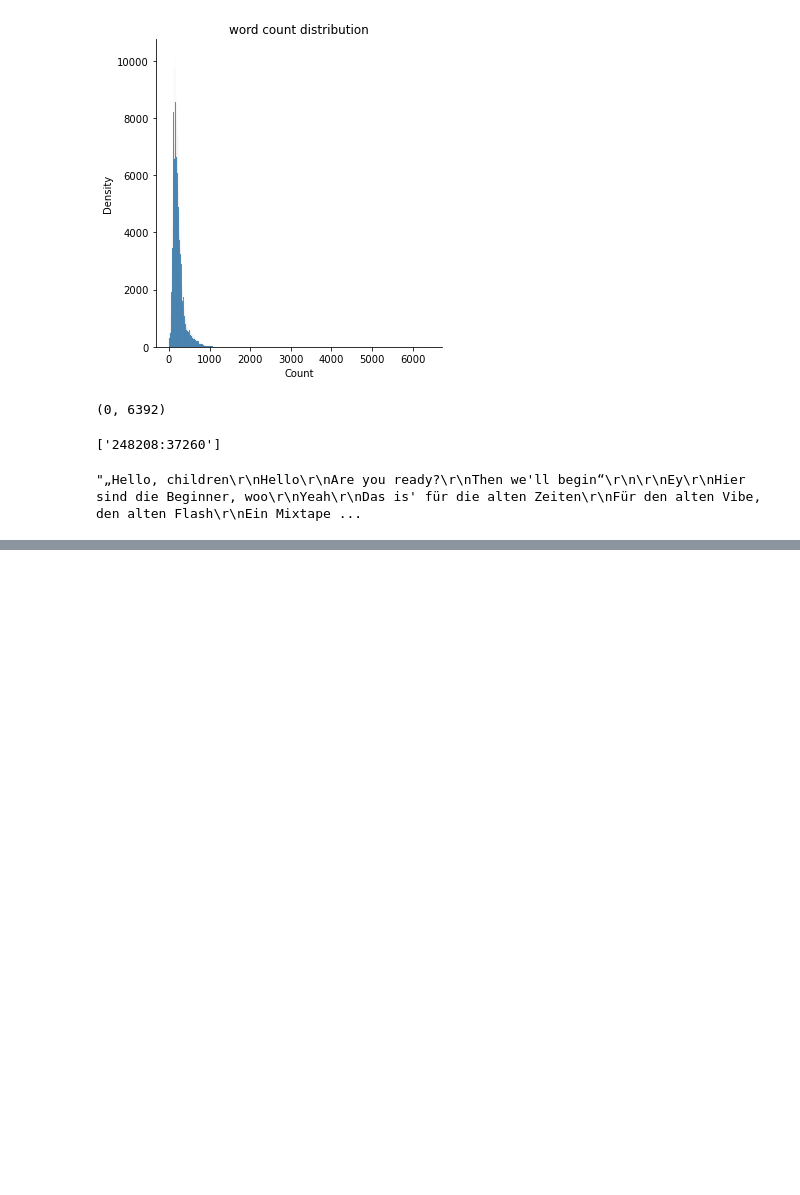
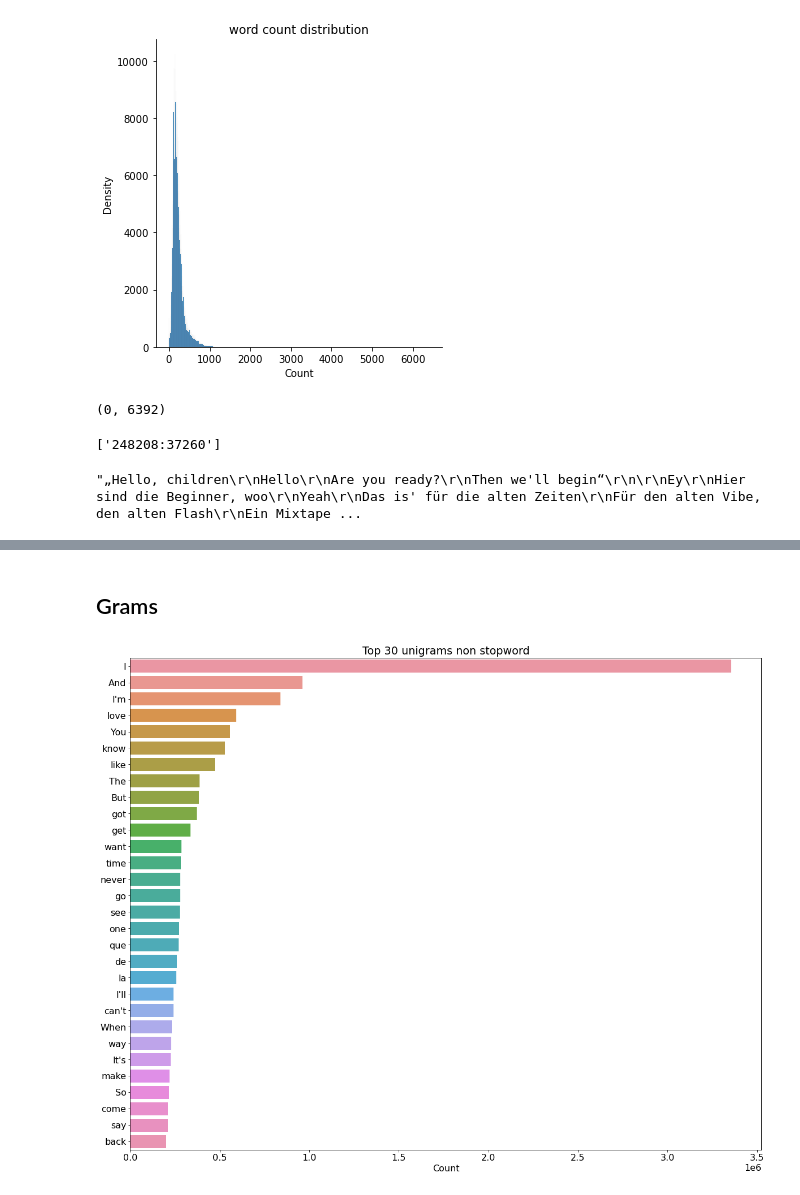
Before and after one commit to zikrullah79/LBP2-Music-RS, a Jupyter notebook: RS_KNN.ipynb, the cells around one changed output, grey strips where cells are left out. Saved outputs shown, nothing was run; the diff lists cells and outputs as text; code cells hidden in the pictures; blank space fills up the shorter version.

```diff
--- a/RS_KNN.ipynb
+++ b/RS_KNN.ipynb
@@ -96,0 +185,34 @@ df["Lyrics"].iloc[248208]
+# %% [markdown]
+## Grams
+# %%
+def count_non_stopword(x):
+    res = []
+    for i in x.split():
+        if i not in sw :
+            res.append(i)
+    return res
+
+def sum_non_stopword(gram):
+    res= {}
+    for i in gram:
+        for j in i:
+            if j in res:
+                res[j] +=1
+            else :
+                res[j] = 1
+    return res
+# %%
+unigram = df['Lyrics'].fillna("").apply(count_non_stopword)
+# %%
+sum_unigram = sum_non_stopword(unigram)
+sorted_sum_unigram = sorted(sum_unigram.items(), key=lambda x:x[1] , reverse=True)
+# %%
+uni_x,uni_y = zip(*sorted_sum_unigram)
+# %%
+plt.figure(figsize=(20,16))
+sns.barplot(x=list(uni_y)[:30],y=list(uni_x)[:30])
+plt.title("Top 30 unigrams non stopword")
+plt.xlabel("Count")
+plt.show()
+# %% [output]
+[figure, added]
```
Also changed, not shown: parts of 16 cells of this notebook, 1 other file.
